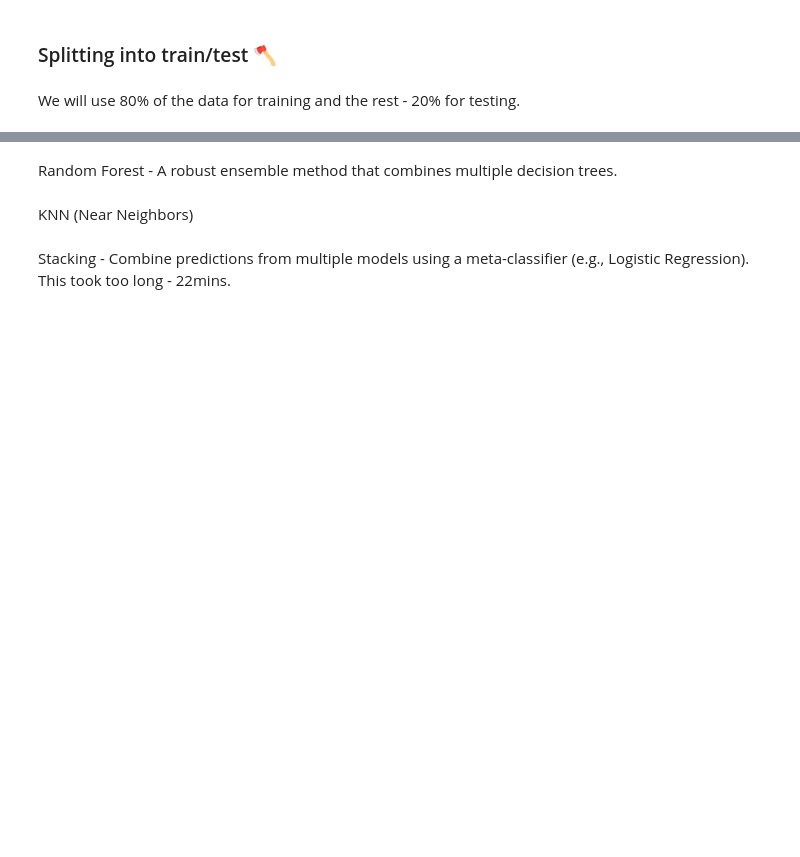
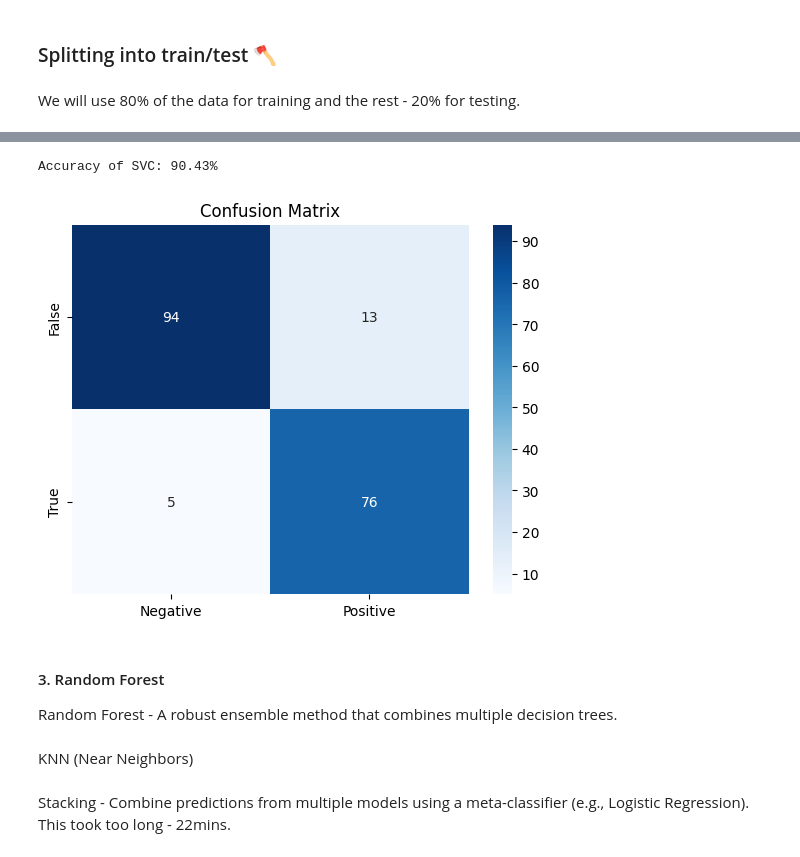
Before and after one commit to ivetkalchev/DeFactify, a Jupyter notebook: defactify.ipynb, the cells around one changed output, grey strips where cells are left out. Cells and saved outputs as stored; diff of their text form; code cells hidden in the pictures; blank space fills up the shorter version.

```diff
--- a/defactify.ipynb
+++ b/defactify.ipynb
@@ -599,4 +631,20 @@ y_pred_svm = clf_svm.predict(X_test[:, :-1])
+# %%
+accuracy = accuracy_score(y_test, y_pred)
+
+print(f"Accuracy of SVC: {accuracy * 100}%")
+# %% [output]
+Accuracy of SVC: 90.43%
+# %%
+cm = confusion_matrix(y_test, y_pred)
+
+seaborn.heatmap(cm, annot=True, fmt='d', cmap='Blues', xticklabels=['Negative', 'Positive'], yticklabels=['False', 'True'])
+plt.title('Confusion Matrix')
+plt.show()
+# %% [output]
+[figure, added]
 # %% [markdown]
+#### 3. Random Forest
+
 Random Forest - A robust ensemble method that combines multiple decision trees.
 # %%
 clf_rf = RandomForestClassifier(n_estimators=100, random_state=42)
```
Also changed, not shown: parts of 58 cells of this notebook.
